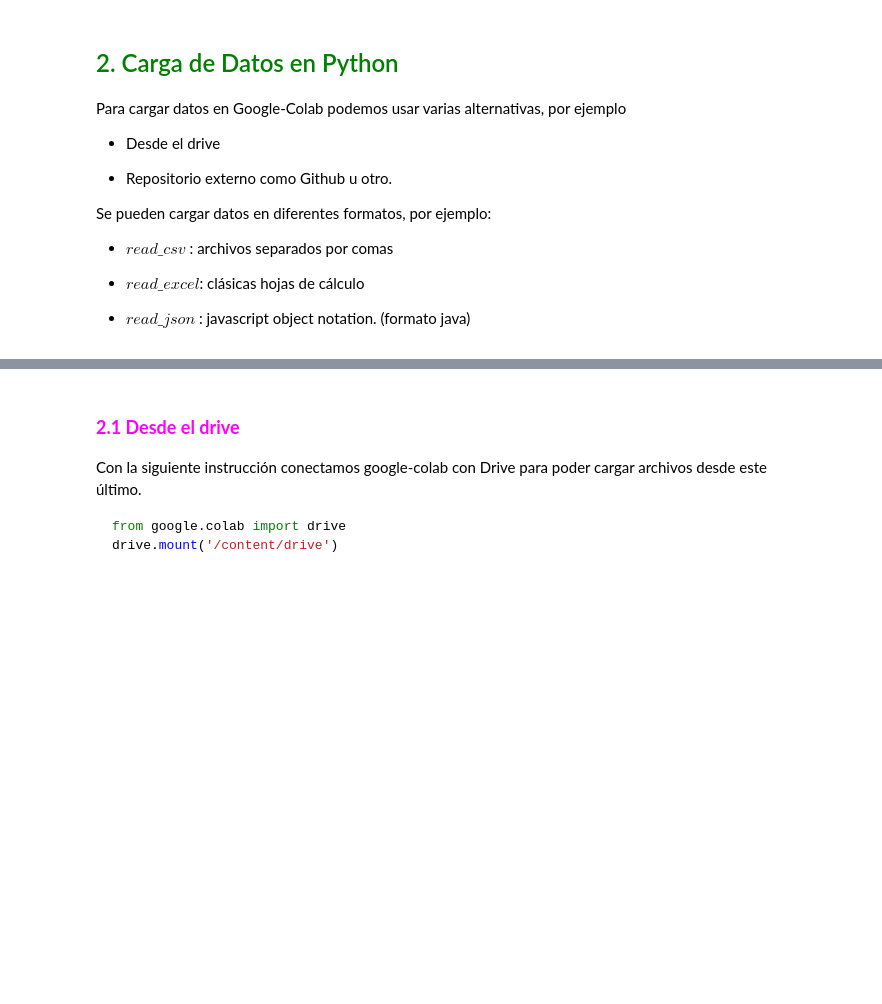
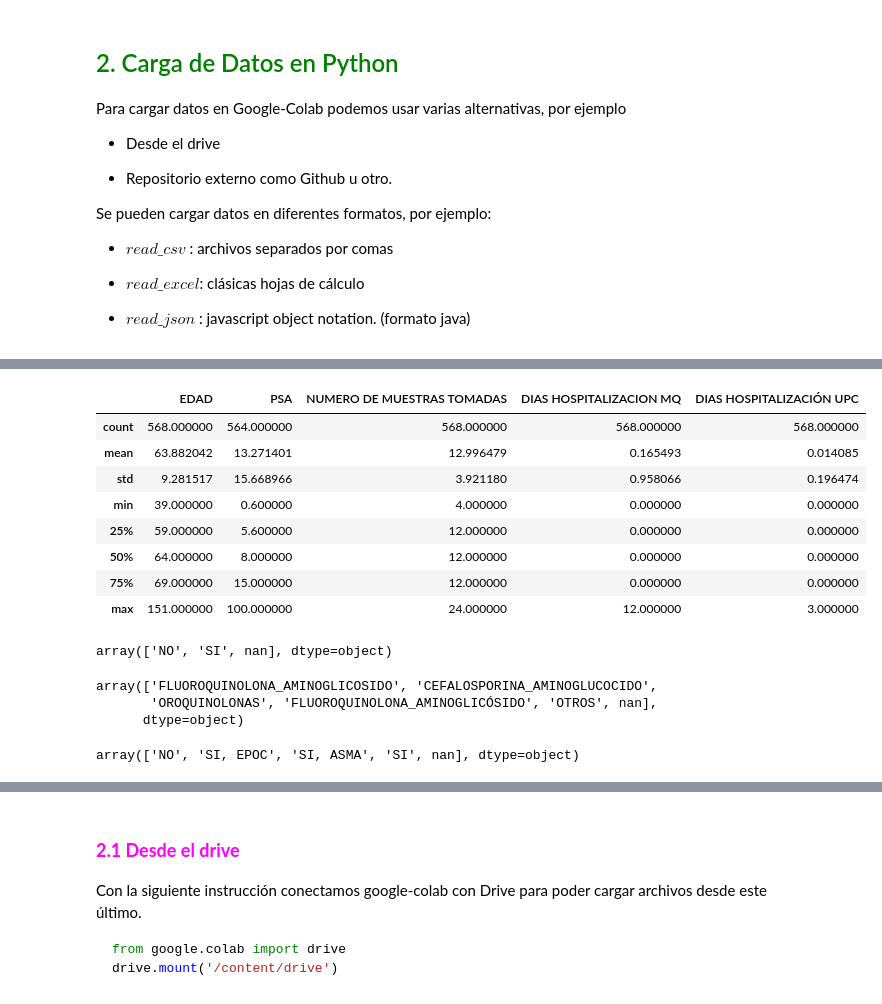
Before and after one commit to mlopezza/AI_in_healthcare, a Jupyter notebook: Notebook_1_Curso_IA_Salud.ipynb, the cells around one changed output, grey strips where cells are left out. Drawn from its saved outputs; the diff is of its cells as text; code cells hidden in the pictures; blank space fills up the shorter version.

```diff
--- a/Notebook_1_Curso_IA_Salud.ipynb
+++ b/Notebook_1_Curso_IA_Salud.ipynb
@@ -117,0 +197,37 @@ Se pueden cargar datos en diferentes formatos, por ejemplo:
+# %%
+# 6. estadisticos descriptivos generales
+# only en numerical variables
+# std desviacion estandar: puntos de desciacion a partir de la mean:media, para arriba y para abajo.
+# 25%, 50% y 75%, por ejemplo si
+# Q1 = 59 es que el 25% de los pacientes estan entre 39 y 59
+# Q2=50%, por ejemplo Q2= 64: el 50% de la poblacion esta entre 39 y 64 años
+# Q3 = 75% por ejemplo edad 69: el 75% de los pacientes estan por debajo de 69 años
+
+
+hospital.describe()
+# %% [output]
+|  | EDAD | PSA | NUMERO DE MUESTRAS TOMADAS | DIAS HOSPITALIZACION MQ | DIAS HOSPITALIZACIÓN UPC |
+| count | 568.000000 | 564.000000 | 568.000000 | 568.000000 | 568.000000 |
+| mean | 63.882042 | 13.271401 | 12.996479 | 0.165493 | 0.014085 |
+| std | 9.281517 | 15.668966 | 3.921180 | 0.958066 | 0.196474 |
+| min | 39.000000 | 0.600000 | 4.000000 | 0.000000 | 0.000000 |
+| 25% | 59.000000 | 5.600000 | 12.000000 | 0.000000 | 0.000000 |
+| 50% | 64.000000 | 8.000000 | 12.000000 | 0.000000 | 0.000000 |
+| 75% | 69.000000 | 15.000000 | 12.000000 | 0.000000 | 0.000000 |
+| max | 151.000000 | 100.000000 | 24.000000 | 12.000000 | 3.000000 |
+# %%
+# explorar variables mas a fondo:
+hospital['DIABETES'].unique()
+# %% [output]
+array(['NO', 'SI', nan], dtype=object)
+# %%
+# variable antibiotico
+hospital["ANTIBIOTICO UTILIAZADO EN LA PROFILAXIS"].unique()
+# %% [output]
+array(['FLUOROQUINOLONA_AMINOGLICOSIDO', 'CEFALOSPORINA_AMINOGLUCOCIDO',
+       'OROQUINOLONAS', 'FLUOROQUINOLONA_AMINOGLICÓSIDO', 'OTROS', nan],
+      dtype=object)
+# %%
+hospital['ENF. CRONICA PULMONAR OBSTRUCTIVA'].unique()
+# %% [output]
+array(['NO', 'SI, EPOC', 'SI, ASMA', 'SI', nan], dtype=object)
```
Also changed, not shown: parts of 20 cells of this notebook.
